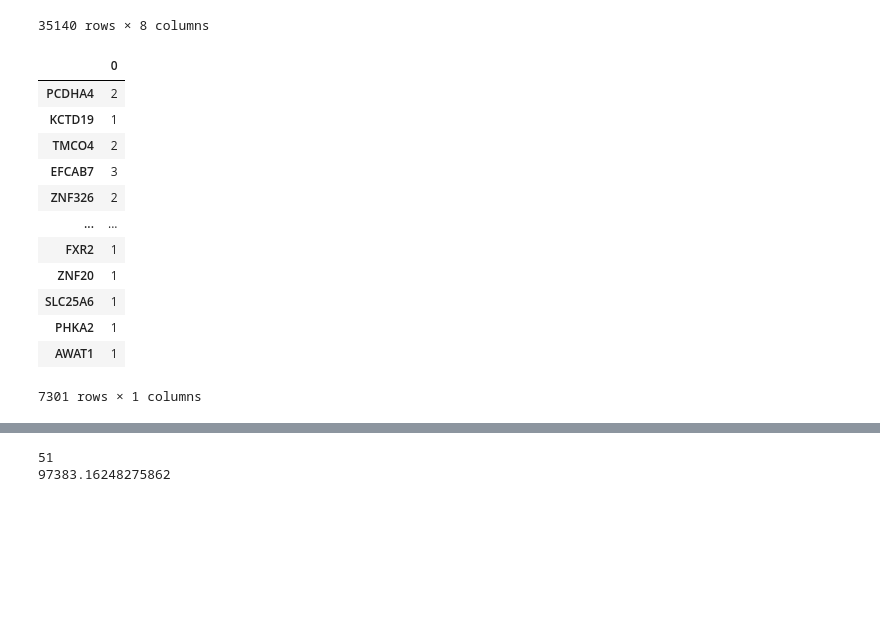
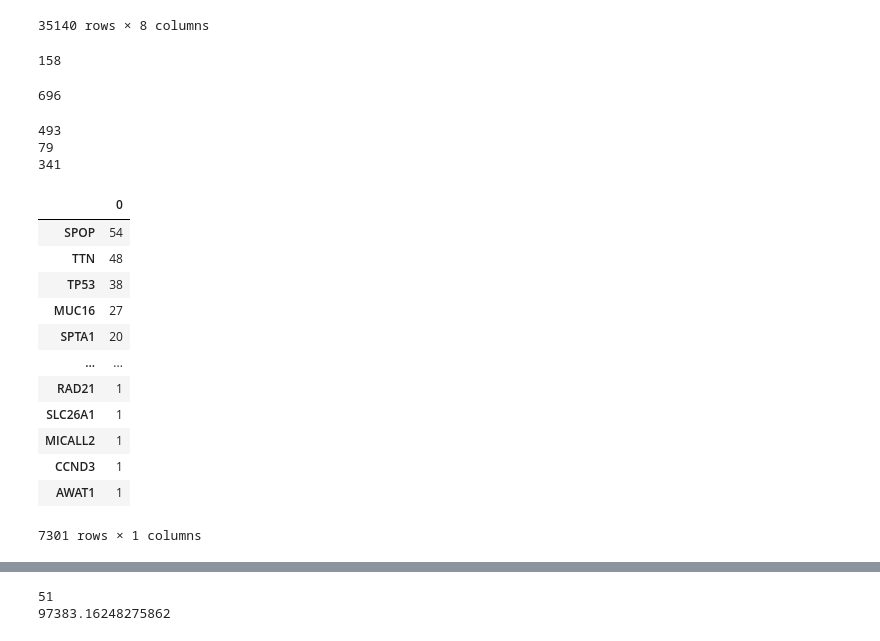
Before and after one commit to dmartmillan/OMEN, a Jupyter notebook: new_data/gene_patient_CADD.ipynb, the cells around one changed output, grey strips where cells are left out. Cells and saved outputs as stored; diff of their text form; code cells hidden in the pictures; blank space fills up the shorter version.

```diff
--- a/new_data/gene_patient_CADD.ipynb
+++ b/new_data/gene_patient_CADD.ipynb
@@ -175,5 +175,15 @@ See the caveats in the documentation: https://pandas.pydata.org/pandas-docs/stab
 | 35138 | AWAT1 | chrX | 70238212 | G | T | TCGA-V1-A9OH-01A-11D-A41K-08 | chrX;70238212;G;T | ... |
 | 35139 | RNF128 | chrX | 106727493 | C | T | TCGA-V1-A9OH-01A-11D-A41K-08 | chrX;106727493;C;T | ... |
 35140 rows × 8 columns
+# %%
+df_aggr = pd.read_csv('clinical.tsvaggresive.csv')
+aggr_patients = df_aggr['case_submitter_id'].tolist()
+df_non_aggr = pd.read_csv('clinical.tsvnon-aggresive.csv')
+non_aggr_patients = df_non_aggr['case_submitter_id'].tolist()
+print(len(aggr_patients))
+len(non_aggr_patients)
+# %% [output]
+158
+696
 # %%
 genes = {}
@@ -200,19 +234,28 @@ with open('CADD.pl', 'w') as f:
 f.close()
+# %%
+print(len(patients))
+print(len(patients_aggr))
+print(len(patients_non_aggr))
+# %% [output]
+493
+79
+341
 # %%
 genes_df = pd.DataFrame.from_dict(genes, orient='index')
+genes_df.sort_values(0,inplace = True,ascending=False)
 genes_df
 # %% [output]
 |  | 0 |
-| PCDHA4 | 2 |
-| KCTD19 | 1 |
-| TMCO4 | 2 |
-| EFCAB7 | 3 |
-| ZNF326 | 2 |
+| SPOP | 54 |
+| TTN | 48 |
+| TP53 | 38 |
+| MUC16 | 27 |
+| SPTA1 | 20 |
 | ... | ... |
-| FXR2 | 1 |
-| ZNF20 | 1 |
-| SLC25A6 | 1 |
-| PHKA2 | 1 |
+| RAD21 | 1 |
+| SLC26A1 | 1 |
+| MICALL2 | 1 |
+| CCND3 | 1 |
 | AWAT1 | 1 |
 7301 rows × 1 columns
 # %%
```
Also changed, not shown: parts of 17 cells of this notebook, 3 other files.
